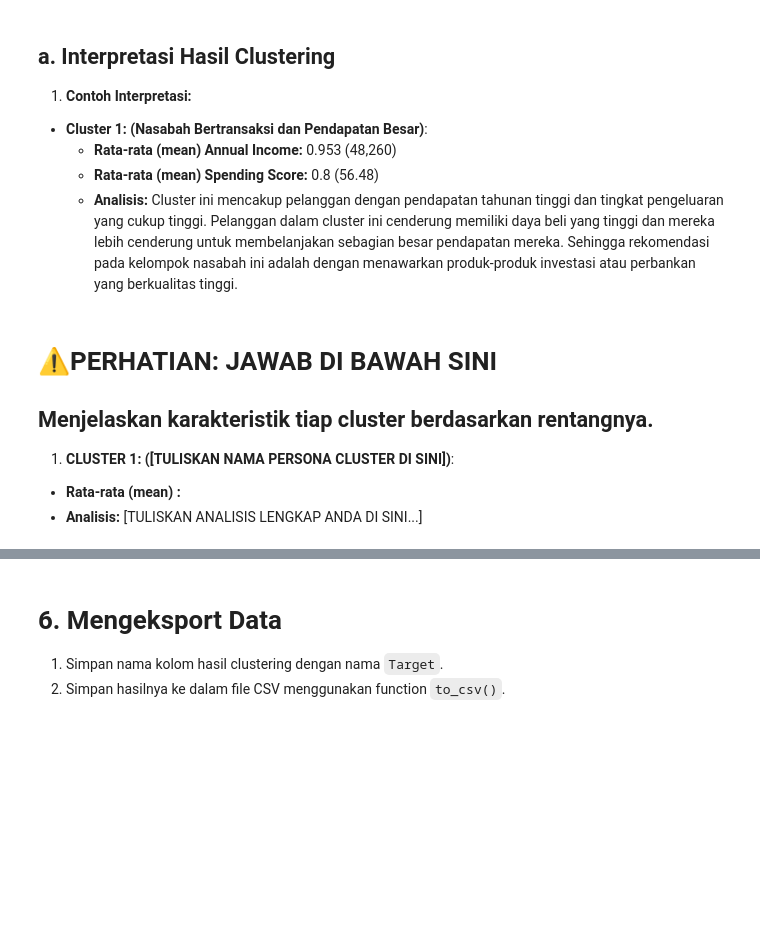
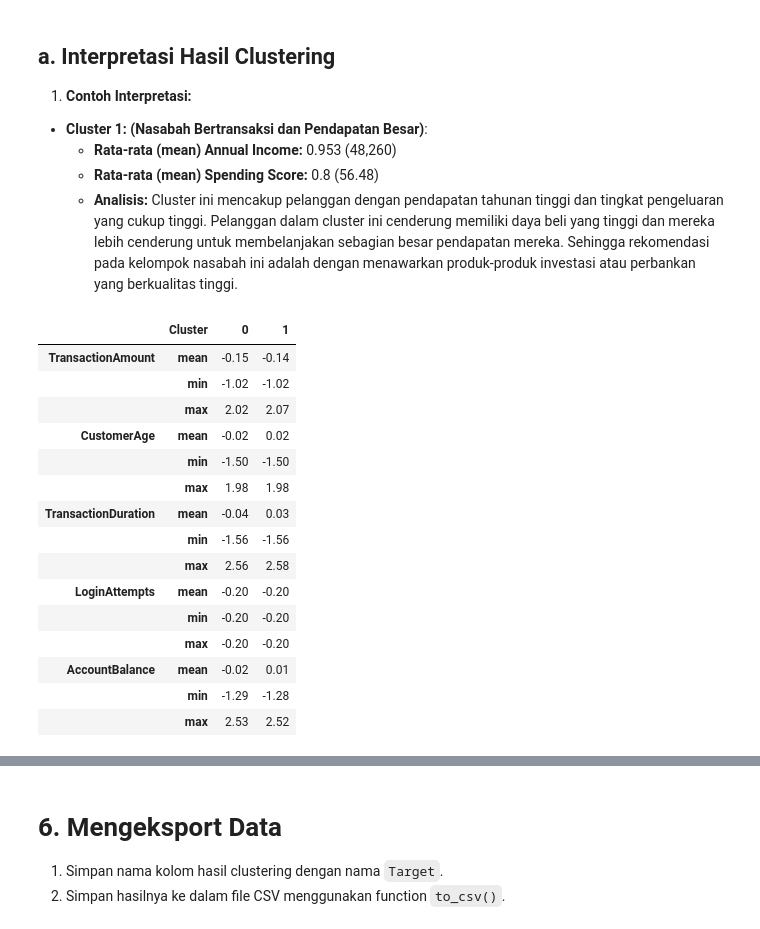
Before and after one commit to Bjirka13/Dicoding---AI-Engineer---Completion, a Jupyter notebook: AI Engineer/Notebook/[Clustering]_Submission_Akhir_BMLP_Frans Christiopan Hutapea.ipynb, the cells around one changed output, grey strips where cells are left out. Saved outputs shown, nothing was run; the diff lists cells and outputs as text; code cells hidden in the pictures; blank space fills up the shorter version.

```diff
--- a/AI Engineer/Notebook/[Clustering]_Submission_Akhir_BMLP_Frans Christiopan Hutapea.ipynb
+++ b/AI Engineer/Notebook/[Clustering]_Submission_Akhir_BMLP_Frans Christiopan Hutapea.ipynb
@@ -743,23 +736,34 @@ joblib.dump(kmeans, "PCA_model_clustering.h5")
 # %%
 # Menampilkan analisis deskriptif minimal mean, min dan max untuk fitur numerik.
 # Silakan menambahkan fungsi agregasi lainnya untuk experience lebih baik.
 # pastikan output menghasilkan agregasi dan groupby bersamaan dengan mean, min, dan max.
 
 ### MULAI CODE ###
 
 # Tambahkan kolom 'Cluster' baru berupa 'labels' (variabel dari 'kmeans.labels_' sebelumnya)
-df_used['Cluster'] = ________
+df_used['Cluster'] = labels
 
 # Kelompokkan (groupby) 'df_used' berdasarkan 'Cluster' dan hitung agregasi untuk 'numerical_cols'.
-agg_summary = df_used.________(________)[numerical_cols].________(['mean', 'min', 'max']).round(2).T
+agg_summary = df_used.groupby('Cluster')[numerical_cols].agg(['mean', 'min', 'max']).round(2).T
 
 # Tampilkan hasil ringkasan
-display(________)
+display(agg_summary)
 
 ### SELESAI CODE ###
+# %% [output]
+|  | Cluster | 0 | 1 |
+| TransactionAmount | mean | -0.15 | -0.14 |
+|  | min | -1.02 | -1.02 |
+|  | max | 2.02 | 2.07 |
+| CustomerAge | mean | -0.02 | 0.02 |
+|  | min | -1.50 | -1.50 |
+|  | max | 1.98 | 1.98 |
+| TransactionDuration | mean | -0.04 | 0.03 |
+|  | min | -1.56 | -1.56 |
+|  | max | 2.56 | 2.58 |
+| LoginAttempts | mean | -0.20 | -0.20 |
+|  | min | -0.20 | -0.20 |
+|  | max | -0.20 | -0.20 |
+| AccountBalance | mean | -0.02 | 0.01 |
+|  | min | -1.29 | -1.28 |
+|  | max | 2.53 | 2.52 |
-# %% [markdown]
-# **⚠️PERHATIAN: JAWAB DI BAWAH SINI**
-## Menjelaskan karakteristik tiap cluster berdasarkan rentangnya.
-1. **CLUSTER 1: ([TULISKAN NAMA PERSONA CLUSTER DI SINI])**:
-  - **Rata-rata (mean) <Fitur>:** <Sebelum inverse> <Setelah inverse>
-  - **Analisis:** [TULISKAN ANALISIS LENGKAP ANDA DI SINI...]
```
Also changed, not shown: parts of 11 cells of this notebook.
